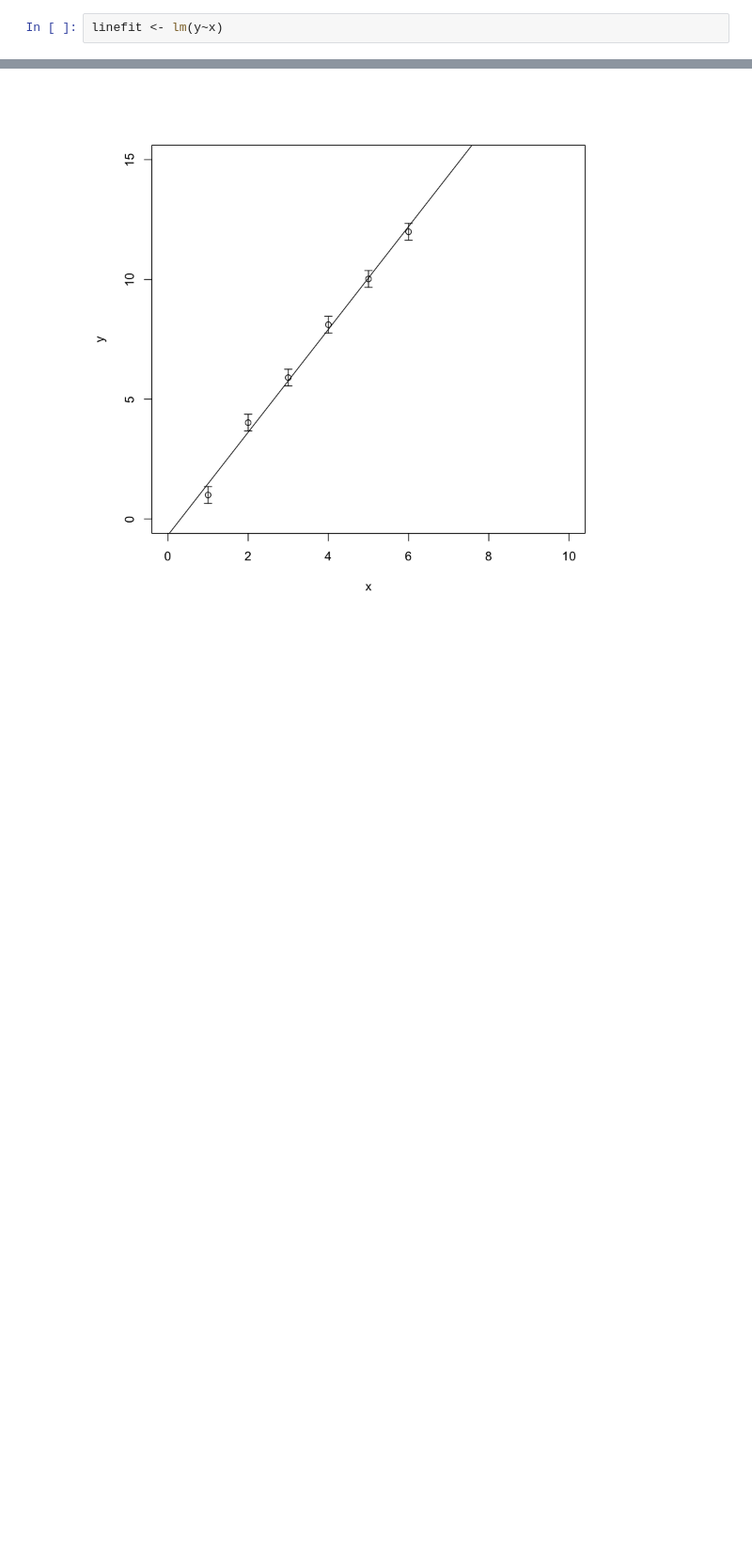
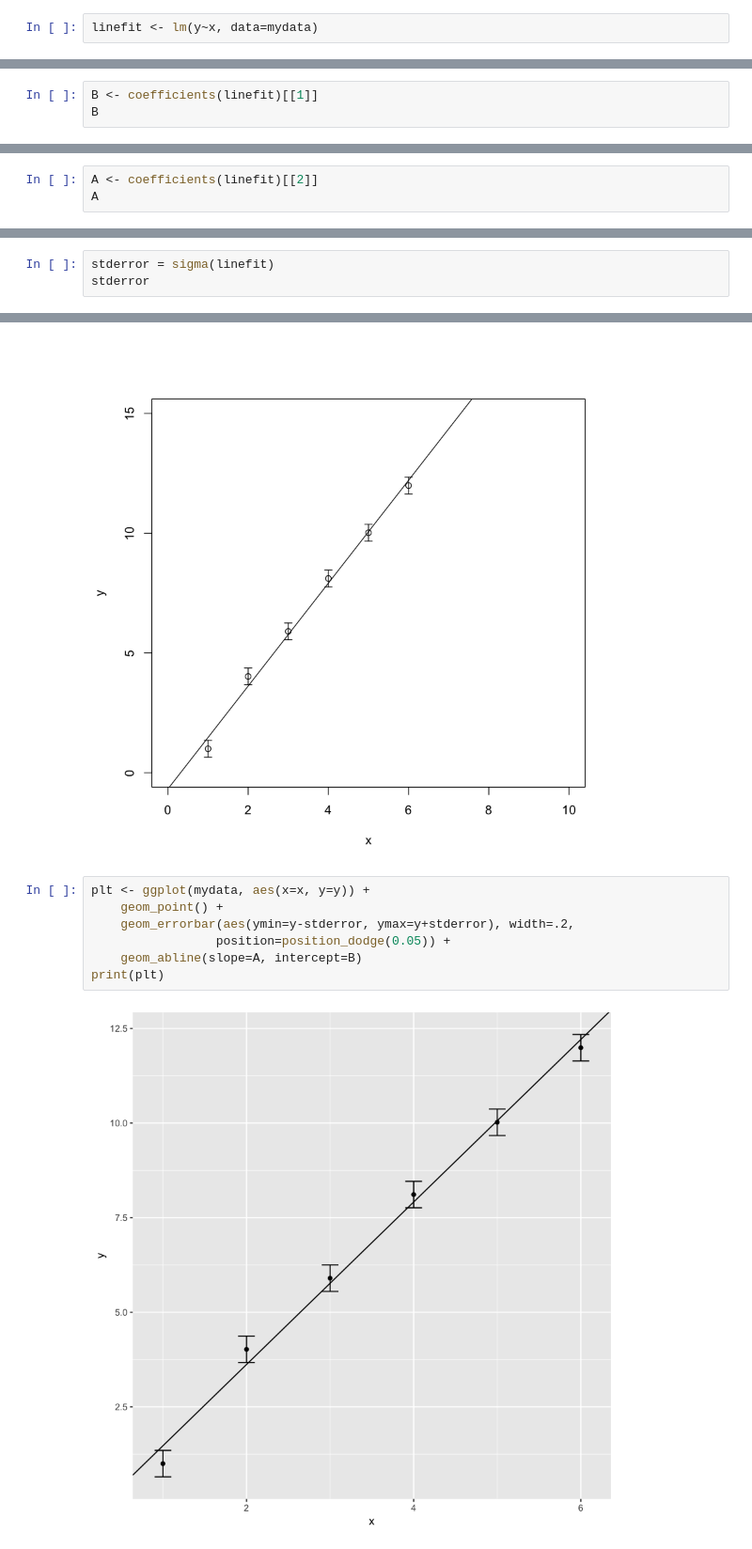
Before and after one commit to sprague252/PhysLabsR, a Jupyter notebook: RExample.ipynb, the cells around one changed output, grey strips where cells are left out. Shown at 94% size. Cells and saved outputs as stored; diff of their text form; blank space fills up the shorter version.

```diff
--- a/RExample.ipynb
+++ b/RExample.ipynb
@@ -4,5 +23,5 @@ y<- c(1, 4.02, 5.9, 8.11, 10.02, 11.99)
 # %%
-linefit <- lm(y~x)
+linefit <- lm(y~x, data=mydata)
 # %%
 summary(linefit)
 # %% [output]
@@ -39,0 +50,3 @@ sigma(linefit)
+# %%
+B <- coefficients(linefit)[[1]]
+B
@@ -39,0 +55,3 @@ sigma(linefit)
+# %%
+A <- coefficients(linefit)[[2]]
+A
@@ -39,0 +60,3 @@ sigma(linefit)
+# %%
+stderror = sigma(linefit)
+stderror
@@ -52,3 +77,12 @@ arrows(x, y - sigma(linefit),
        length = 0.05, angle = 90, code = 3)
 # %% [output]
 [figure]
+# %%
+plt <- ggplot(mydata, aes(x=x, y=y)) +
+    geom_point() +
+    geom_errorbar(aes(ymin=y-stderror, ymax=y+stderror), width=.2,
+                 position=position_dodge(0.05)) +
+    geom_abline(slope=A, intercept=B)
+print(plt)
+# %% [output]
+[figure, added]
```
Also changed, not shown: parts of 9 cells of this notebook.
